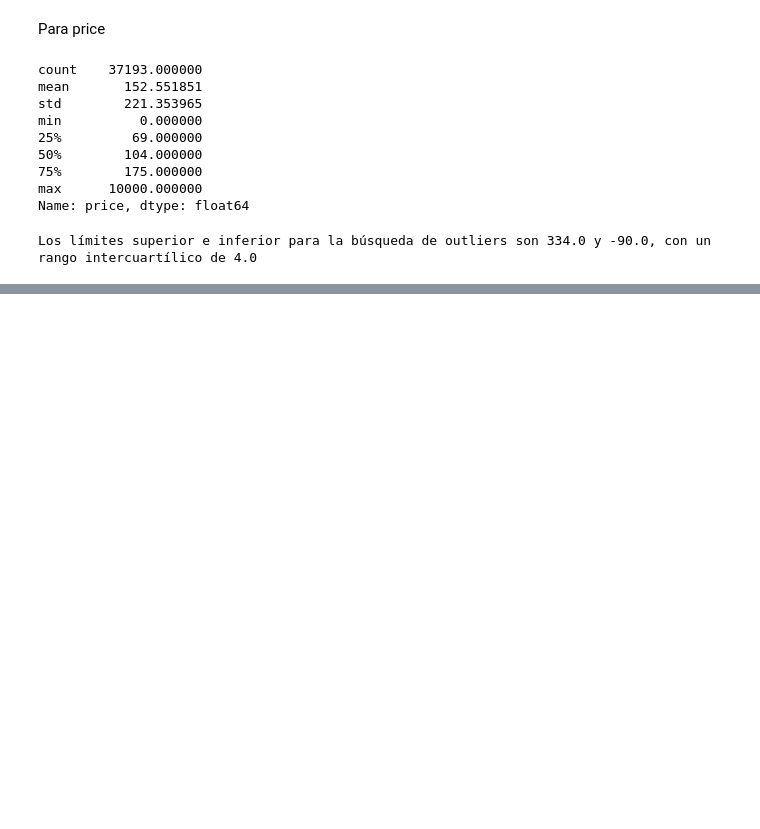
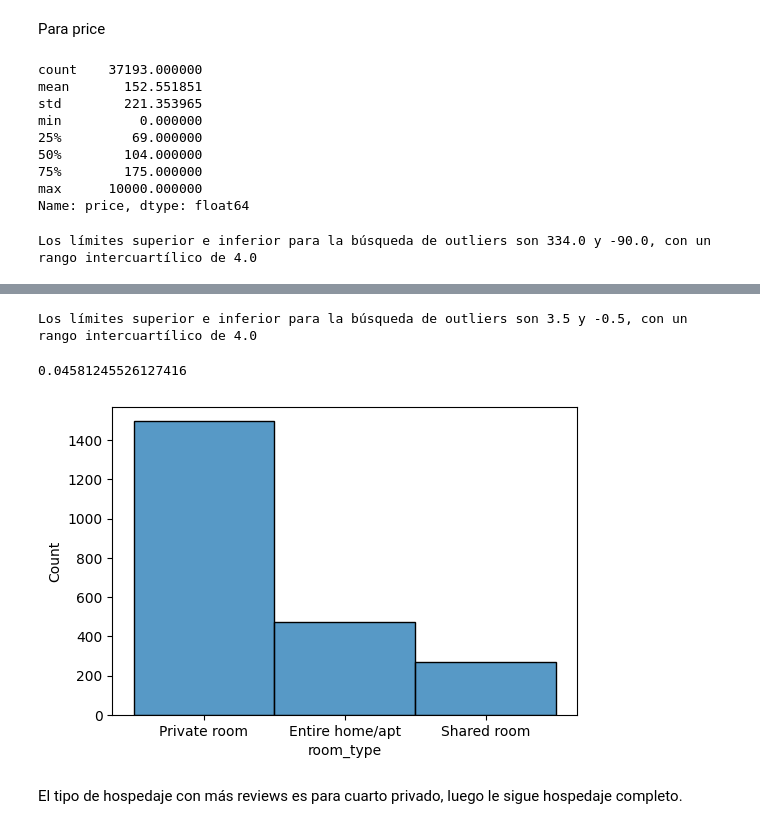
Before and after one commit to luiscmilano/machine-learning-python-template, a Jupyter notebook: src/explore.ipynb, the cells around one changed output, grey strips where cells are left out. Saved outputs shown, nothing was run; the diff lists cells and outputs as text; code cells hidden in the pictures; blank space fills up the shorter version.

```diff
--- a/src/explore.ipynb
+++ b/src/explore.ipynb
@@ -567,0 +584,2 @@ Los límites superior e inferior para la búsqueda de outliers son 334.0 y -90.0
+# %%
+df_new = df_new[df_new["price"] <= 334]
@@ -567,0 +601,22 @@ Los límites superior e inferior para la búsqueda de outliers son 334.0 y -90.0
+# %%
+calculated_host_listings_count_iqr = calculated_host_listings_count_stats["75%"] - calculated_host_listings_count_stats["25%"]
+upper_limit = calculated_host_listings_count_stats["75%"] + 1.5 * calculated_host_listings_count_iqr
+lower_limit = calculated_host_listings_count_stats["25%"] - 1.5 * calculated_host_listings_count_iqr
+
+print(f"Los límites superior e inferior para la búsqueda de outliers son {round(upper_limit, 2)} y {round(lower_limit, 2)}, con un rango intercuartílico de {round(nights_iqr, 2)}")
+# %% [output]
+Los límites superior e inferior para la búsqueda de outliers son 3.5 y -0.5, con un rango intercuartílico de 4.0
+# %%
+cantidad4 = (df_new['calculated_host_listings_count'] > 4).sum()
+print(cantidad4/len(df))
+# %% [output]
+0.04581245526127416
+# %%
+query5 = df_new.query("calculated_host_listings_count > 4")[['room_type','price']]
+plt.figure(figsize = (6, 4))
+sns.histplot(data=query5, x = "room_type")
+plt.show()
+# %% [output]
+[figure, added]
+# %% [markdown]
+El tipo de hospedaje con más reviews es para cuarto privado, luego le sigue hospedaje completo.
```
Also changed, not shown: parts of 17 cells of this notebook, 1 other file.
